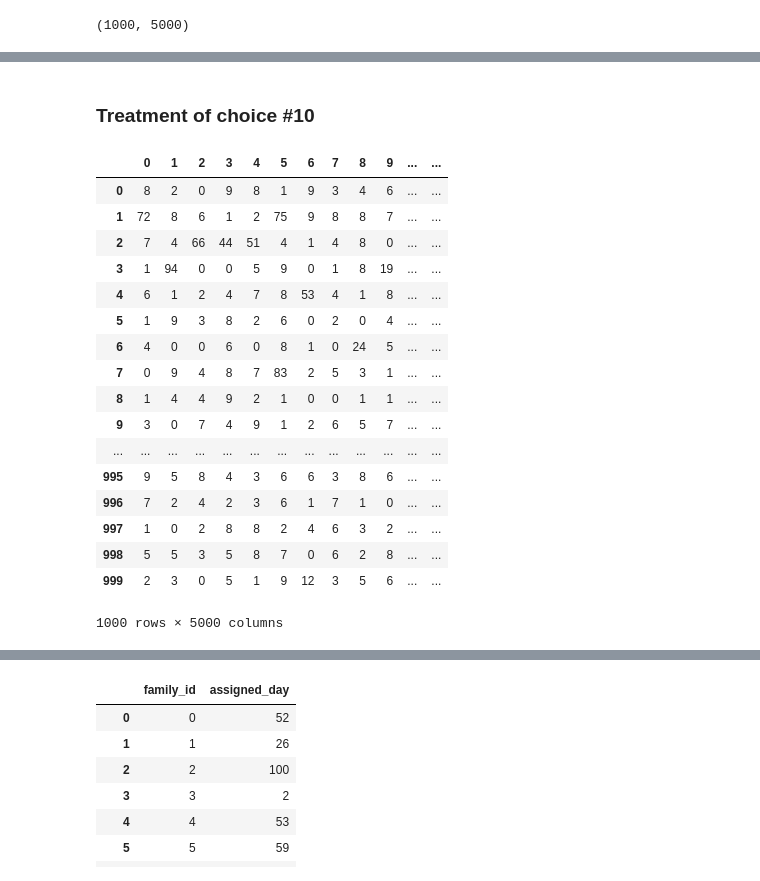
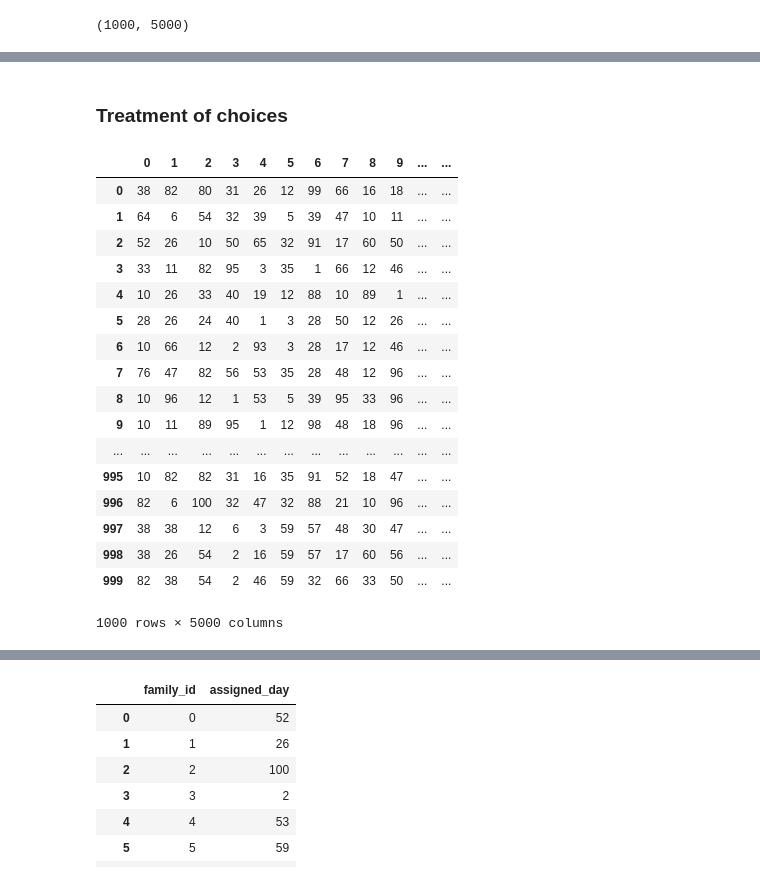
Before and after one commit to jeugregg/santa-workshop-tour-2019, a Jupyter notebook: santa-s-2019-starter-notebook.ipynb, the cells around one changed output, grey strips where cells are left out. Cells and saved outputs as stored; diff of their text form; code cells hidden in the pictures.

Commit message:
Update santa-s-2019-starter-notebook.ipynb
fixes problem with choices of days

```diff
--- a/santa-s-2019-starter-notebook.ipynb
+++ b/santa-s-2019-starter-notebook.ipynb
@@ -396,39 +398,40 @@ df_pop.head()
 5 rows × 5000 columns
 # %% [markdown]
-### Treatment of choice #10
+### Treatment of choices
 # %%
 # for choice number 10, choose a day among all days except choices 0 to 9 :
 # probability is choosen uniform
 
-def choose_another_day(day_curr, fam_id):
-    vect_choices = list(range(1, 101))
-    for indice in range(0, 10):
-        vect_choices.remove(data.loc[fam_id, "choice_{}".format(indice)])
-    #print(vect_choices)
-    return np.random.choice(vect_choices, size=1)[0]
+def choose_day(choice_curr, fam_id):
+    if choice_curr == 10:
+        vect_choices = list(range(1, 101))
+        for indice in range(0, 10):
+            vect_choices.remove(data.loc[fam_id, "choice_{}".format(indice)])
+        #print(vect_choices)
+        return np.random.choice(vect_choices, size=1)[0]
+    else:
+        return data.at[fam_id, "choice_{}".format(choice_curr)]
 # %%
 for fam_id in df_pop.columns:
-    df_pop.loc[df_pop[fam_id] == 10, fam_id] = \
-        df_pop.loc[df_pop[fam_id] == 10, fam_id].\
-        apply(choose_another_day, args=(fam_id,))
+    df_pop[fam_id] = df_pop[fam_id].apply(choose_day, args=(fam_id,))
 
 df_pop
 # %% [output]
 |  | 0 | 1 | 2 | 3 | 4 | 5 | 6 | 7 | 8 | 9 | ... | ... |
-| 0 | 8 | 2 | 0 | 9 | 8 | 1 | 9 | 3 | 4 | 6 | ... | ... |
-| 1 | 72 | 8 | 6 | 1 | 2 | 75 | 9 | 8 | 8 | 7 | ... | ... |
-| 2 | 7 | 4 | 66 | 44 | 51 | 4 | 1 | 4 | 8 | 0 | ... | ... |
-| 3 | 1 | 94 | 0 | 0 | 5 | 9 | 0 | 1 | 8 | 19 | ... | ... |
-| 4 | 6 | 1 | 2 | 4 | 7 | 8 | 53 | 4 | 1 | 8 | ... | ... |
-| 5 | 1 | 9 | 3 | 8 | 2 | 6 | 0 | 2 | 0 | 4 | ... | ... |
-| 6 | 4 | 0 | 0 | 6 | 0 | 8 | 1 | 0 | 24 | 5 | ... | ... |
-| 7 | 0 | 9 | 4 | 8 | 7 | 83 | 2 | 5 | 3 | 1 | ... | ... |
-| 8 | 1 | 4 | 4 | 9 | 2 | 1 | 0 | 0 | 1 | 1 | ... | ... |
-| 9 | 3 | 0 | 7 | 4 | 9 | 1 | 2 | 6 | 5 | 7 | ... | ... |
+| 0 | 38 | 82 | 80 | 31 | 26 | 12 | 99 | 66 | 16 | 18 | ... | ... |
+| 1 | 64 | 6 | 54 | 32 | 39 | 5 | 39 | 47 | 10 | 11 | ... | ... |
+| 2 | 52 | 26 | 10 | 50 | 65 | 32 | 91 | 17 | 60 | 50 | ... | ... |
+| 3 | 33 | 11 | 82 | 95 | 3 | 35 | 1 | 66 | 12 | 46 | ... | ... |
+| 4 | 10 | 26 | 33 | 40 | 19 | 12 | 88 | 10 | 89 | 1 | ... | ... |
+| 5 | 28 | 26 | 24 | 40 | 1 | 3 | 28 | 50 | 12 | 26 | ... | ... |
+| 6 | 10 | 66 | 12 | 2 | 93 | 3 | 28 | 17 | 12 | 46 | ... | ... |
+| 7 | 76 | 47 | 82 | 56 | 53 | 35 | 28 | 48 | 12 | 96 | ... | ... |
+| 8 | 10 | 96 | 12 | 1 | 53 | 5 | 39 | 95 | 33 | 96 | ... | ... |
+| 9 | 10 | 11 | 89 | 95 | 1 | 12 | 98 | 48 | 18 | 96 | ... | ... |
 | ... | ... | ... | ... | ... | ... | ... | ... | ... | ... | ... | ... | ... |
-| 995 | 9 | 5 | 8 | 4 | 3 | 6 | 6 | 3 | 8 | 6 | ... | ... |
-| 996 | 7 | 2 | 4 | 2 | 3 | 6 | 1 | 7 | 1 | 0 | ... | ... |
-| 997 | 1 | 0 | 2 | 8 | 8 | 2 | 4 | 6 | 3 | 2 | ... | ... |
-| 998 | 5 | 5 | 3 | 5 | 8 | 7 | 0 | 6 | 2 | 8 | ... | ... |
-| 999 | 2 | 3 | 0 | 5 | 1 | 9 | 12 | 3 | 5 | 6 | ... | ... |
+| 995 | 10 | 82 | 82 | 31 | 16 | 35 | 91 | 52 | 18 | 47 | ... | ... |
+| 996 | 82 | 6 | 100 | 32 | 47 | 32 | 88 | 21 | 10 | 96 | ... | ... |
+| 997 | 38 | 38 | 12 | 6 | 3 | 59 | 57 | 48 | 30 | 47 | ... | ... |
+| 998 | 38 | 26 | 54 | 2 | 16 | 59 | 57 | 17 | 60 | 56 | ... | ... |
+| 999 | 82 | 38 | 54 | 2 | 46 | 59 | 32 | 66 | 33 | 50 | ... | ... |
 1000 rows × 5000 columns
```
Also changed, not shown: parts of 11 cells of this notebook.
